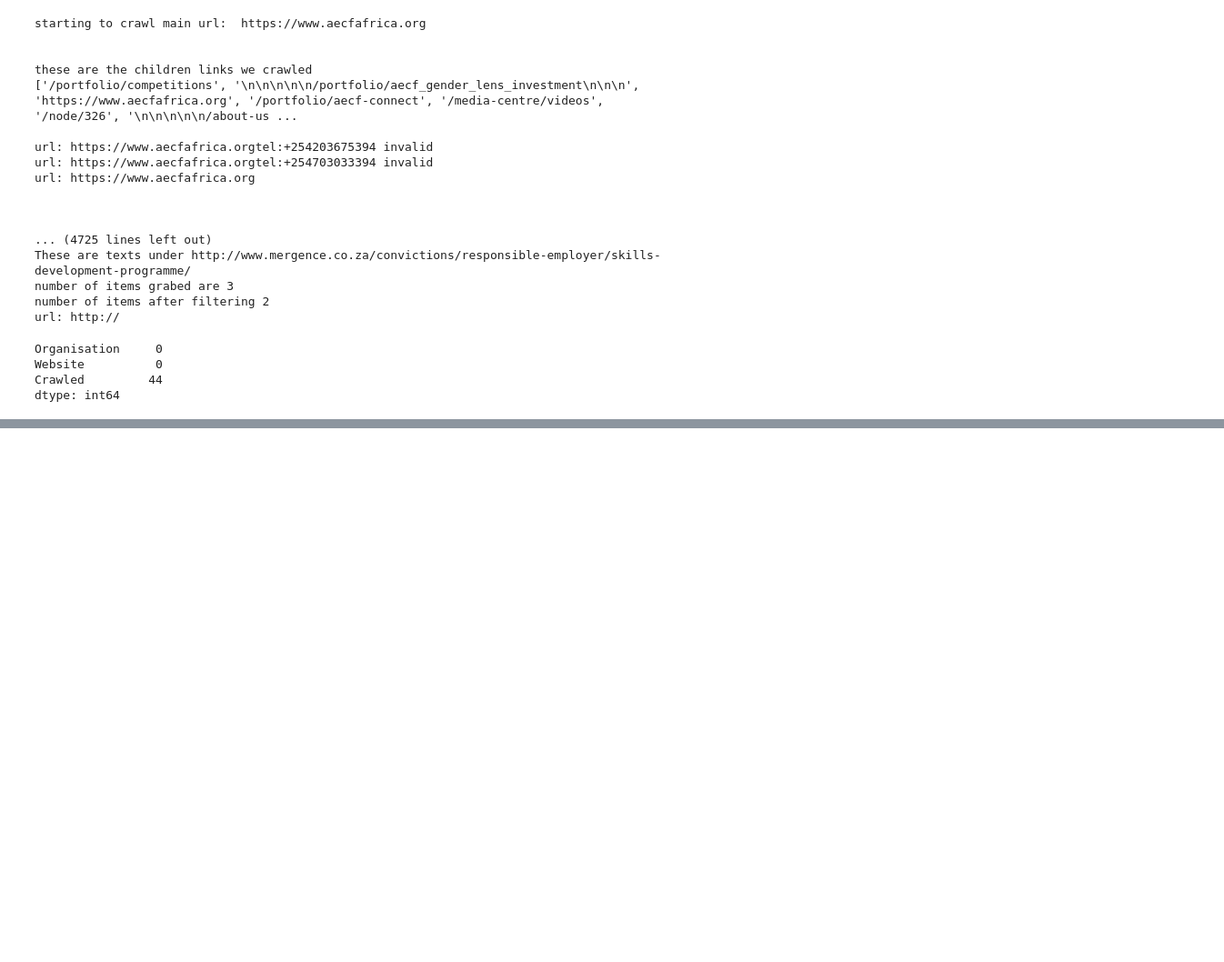
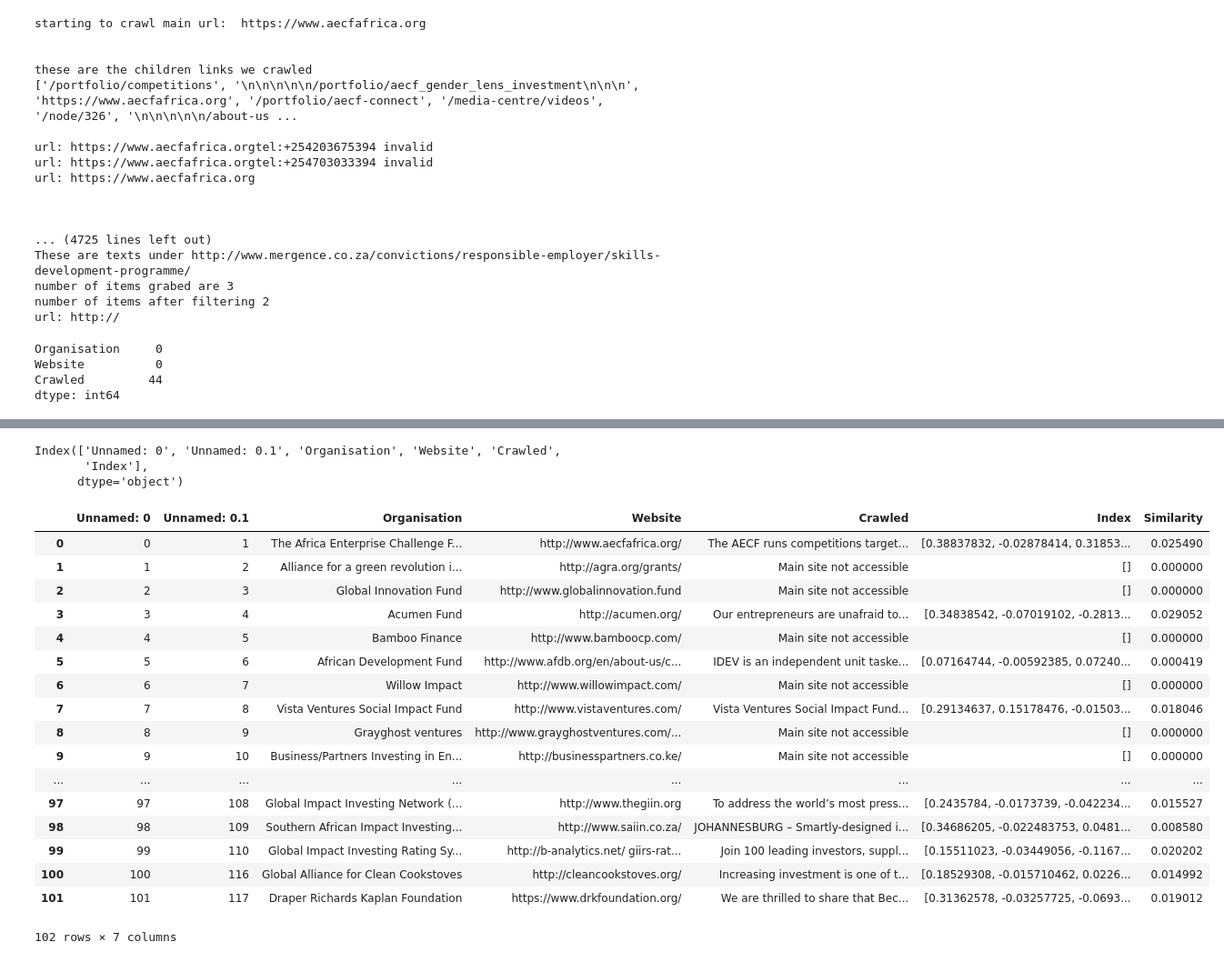
Before and after one commit to HANDSOMEJACKANDY/BFE-Investor_Selector, a Jupyter notebook: Jupyter_prototype/search_engine_on_crawled_data_and_LSI.ipynb, the cells around one changed output, grey strips where cells are left out. Shown at 91% size. Drawn from its saved outputs; the diff is of its cells as text; code cells hidden in the pictures; blank space fills up the shorter version.

Commit message:
Cleaned up everything, and did a lsi version of investor selector in PACKAGED lsi examples

```diff
--- a/Jupyter_prototype/search_engine_on_crawled_data_and_LSI.ipynb
+++ b/Jupyter_prototype/search_engine_on_crawled_data_and_LSI.ipynb
@@ -375,0 +189,20 @@ load crawled database successful
+# %%
+class TextCleaner():
+    """
+    A class that cleans up text data
+    """
+    def __init__(self):
+        # load stop words
+        self.stop_words = stop_words.get_stop_words("en")
+
+        # prepare stemmer
+        self.stemmer = PorterStemmer()
+
+    def clean(self, text):
+        # remove non-alphanumerical letters
+        text = re.sub("[^a-zA-Z]+", " ", text)
+
+        # stem words
+        text = self.stemmer.stem_sentence(text)
+
+        return text
@@ -376,2 +362,28 @@ load crawled database successful
+# %%
+ti = TopicModelIndexer()
+# %% [output]
+Index(['Unnamed: 0', 'Unnamed: 0.1', 'Organisation', 'Website', 'Crawled',
+       'Index'],
+      dtype='object')
 # %%
-input_text = "new start up aiming at low income customers, dedicated in green energy"
+ti.index_database("new start up aiming at low income customers, dedicated in green energy")
+ti.db
+# %% [output]
+|  | Unnamed: 0 | Unnamed: 0.1 | Organisation | Website | Crawled | Index | Similarity |
+| 0 | 0 | 1 | The Africa Enterprise Challenge F... | http://www.aecfafrica.org/ | The AECF runs competitions target... | [0.38837832, -0.02878414, 0.31853... | 0.025490 |
+| 1 | 1 | 2 | Alliance for a green revolution i... | http://agra.org/grants/ | Main site not accessible | [] | 0.000000 |
+| 2 | 2 | 3 | Global Innovation Fund | http://www.globalinnovation.fund | Main site not accessible | [] | 0.000000 |
+| 3 | 3 | 4 | Acumen Fund | http://acumen.org/ | Our entrepreneurs are unafraid to... | [0.34838542, -0.07019102, -0.2813... | 0.029052 |
+| 4 | 4 | 5 | Bamboo Finance | http://www.bamboocp.com/ | Main site not accessible | [] | 0.000000 |
+| 5 | 5 | 6 | African Development Fund | http://www.afdb.org/en/about-us/c... | IDEV is an independent unit taske... | [0.07164744, -0.00592385, 0.07240... | 0.000419 |
+| 6 | 6 | 7 | Willow Impact | http://www.willowimpact.com/ | Main site not accessible | [] | 0.000000 |
+| 7 | 7 | 8 | Vista Ventures Social Impact Fund | http://www.vistaventures.com/ | Vista Ventures Social Impact Fund... | [0.29134637, 0.15178476, -0.01503... | 0.018046 |
+| 8 | 8 | 9 | Grayghost ventures | http://www.grayghostventures.com/... | Main site not accessible | [] | 0.000000 |
+| 9 | 9 | 10 | Business/Partners Investing in En... | http://businesspartners.co.ke/ | Main site not accessible | [] | 0.000000 |
+| ... | ... | ... | ... | ... | ... | ... | ... |
+| 97 | 97 | 108 | Global Impact Investing Network (... | http://www.thegiin.org | To address the world’s most press... | [0.2435784, -0.0173739, -0.042234... | 0.015527 |
+| 98 | 98 | 109 | Southern African Impact Investing... | http://www.saiin.co.za/ | JOHANNESBURG – Smartly-designed i... | [0.34686205, -0.022483753, 0.0481... | 0.008580 |
+| 99 | 99 | 110 | Global Impact Investing Rating Sy... | http://b-analytics.net/ giirs-rat... | Join 100 leading investors, suppl... | [0.15511023, -0.03449056, -0.1167... | 0.020202 |
+| 100 | 100 | 116 | Global Alliance for Clean Cookstoves | http://cleancookstoves.org/ | Increasing investment is one of t... | [0.18529308, -0.015710462, 0.0226... | 0.014992 |
+| 101 | 101 | 117 | Draper Richards Kaplan Foundation | https://www.drkfoundation.org/ | We are thrilled to share that Bec... | [0.31362578, -0.03257725, -0.0693... | 0.019012 |
+102 rows × 7 columns
```
Also changed, not shown: parts of 8 cells of this notebook, 21 other files.
